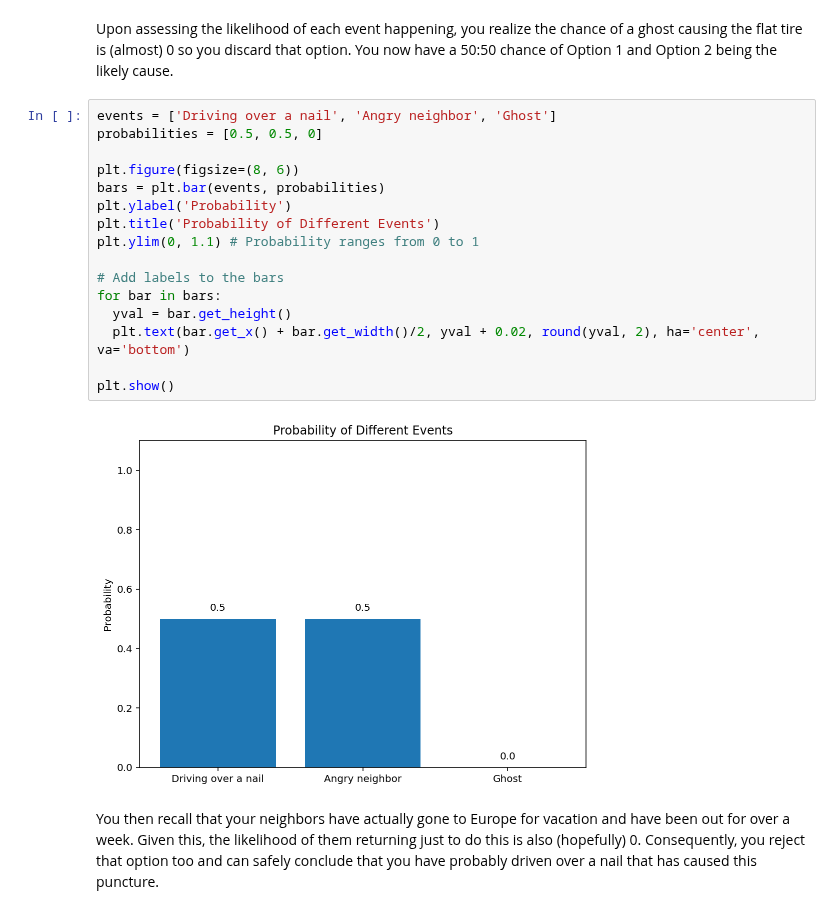
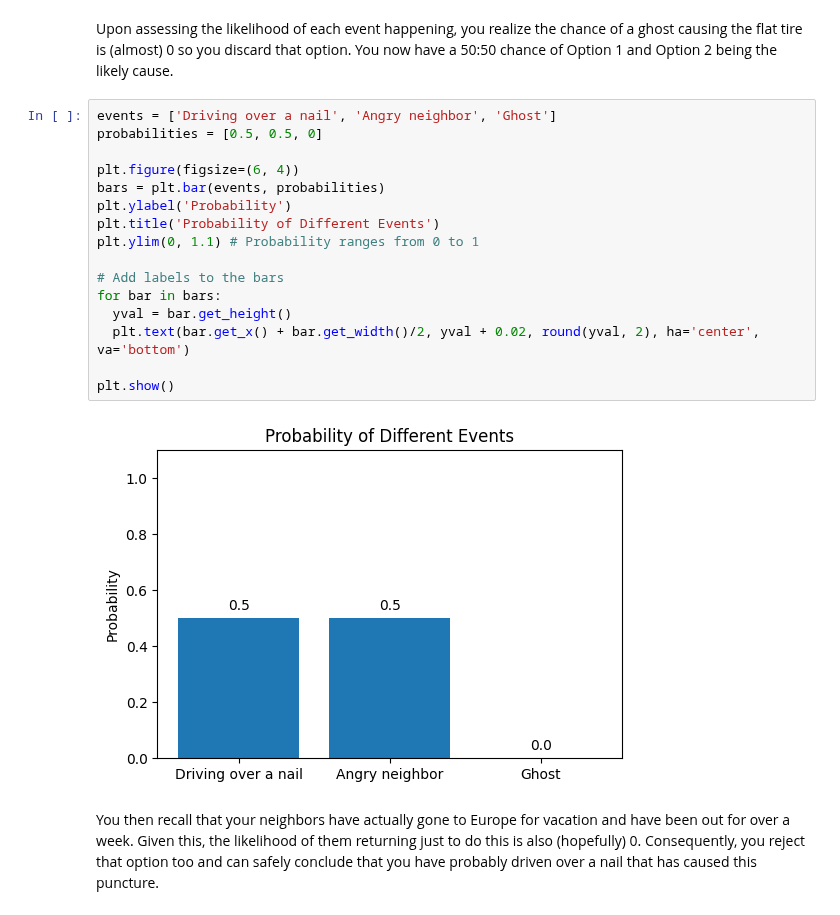
Before and after one commit to RohanRanshinge/causal-inference, a Jupyter notebook: zero-to-hero-bsts/PART_I-Bayesian-Statistics/00-Introduction-to-Bayesian-Statistics.ipynb, the cells around one changed output. Cells and saved outputs as stored; diff of their text form.

```diff
--- a/zero-to-hero-bsts/PART_I-Bayesian-Statistics/00-Introduction-to-Bayesian-Statistics.ipynb
+++ b/zero-to-hero-bsts/PART_I-Bayesian-Statistics/00-Introduction-to-Bayesian-Statistics.ipynb
@@ -42,21 +41,21 @@ You now have a 50:50 chance of Option 1 and Option 2 being the likely cause.
 # %%
 events = ['Driving over a nail', 'Angry neighbor', 'Ghost']
 probabilities = [0.5, 0.5, 0]
 
-plt.figure(figsize=(8, 6))
+plt.figure(figsize=(6, 4))
 bars = plt.bar(events, probabilities)
 plt.ylabel('Probability')
 plt.title('Probability of Different Events')
 plt.ylim(0, 1.1) # Probability ranges from 0 to 1
 
 # Add labels to the bars
 for bar in bars:
   yval = bar.get_height()
   plt.text(bar.get_x() + bar.get_width()/2, yval + 0.02, round(yval, 2), ha='center', va='bottom')
 
 plt.show()
 # %% [output]
-[figure, old version]
+[figure, new version]
 # %% [markdown]
 You then recall that your neighbors have actually gone to Europe for vacation and have been out for over a week. Given this, the likelihood of them returning just to do this is also (hopefully) 0. Consequently, you reject that option too and can safely conclude that you have probably driven over a nail that has caused this puncture.
 # %%
```
Also changed, not shown: parts of 4 cells of this notebook.
